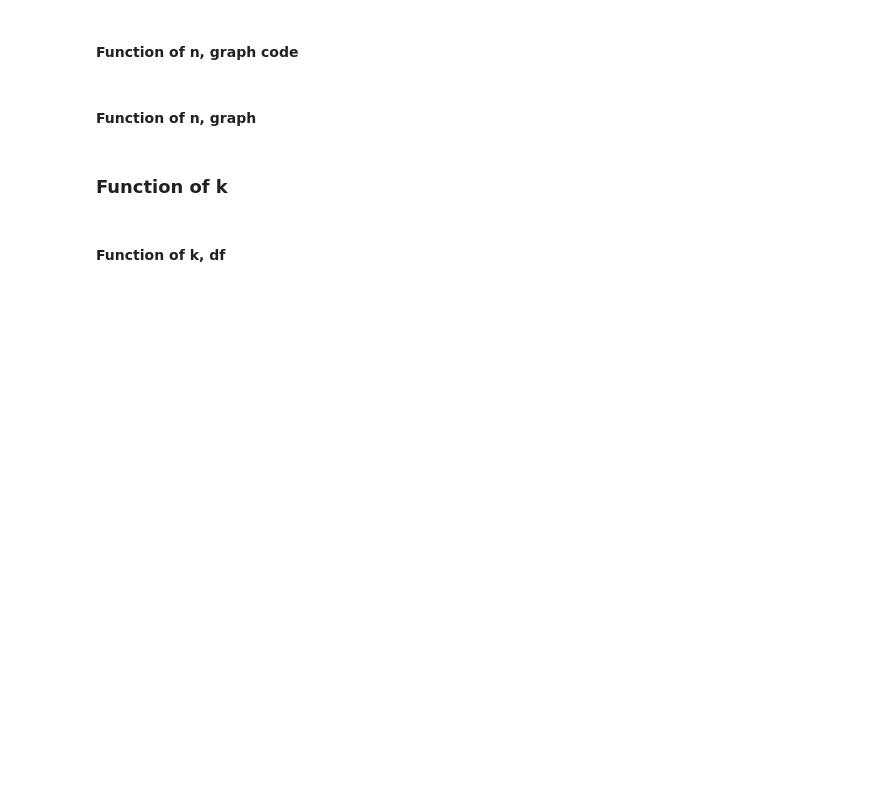
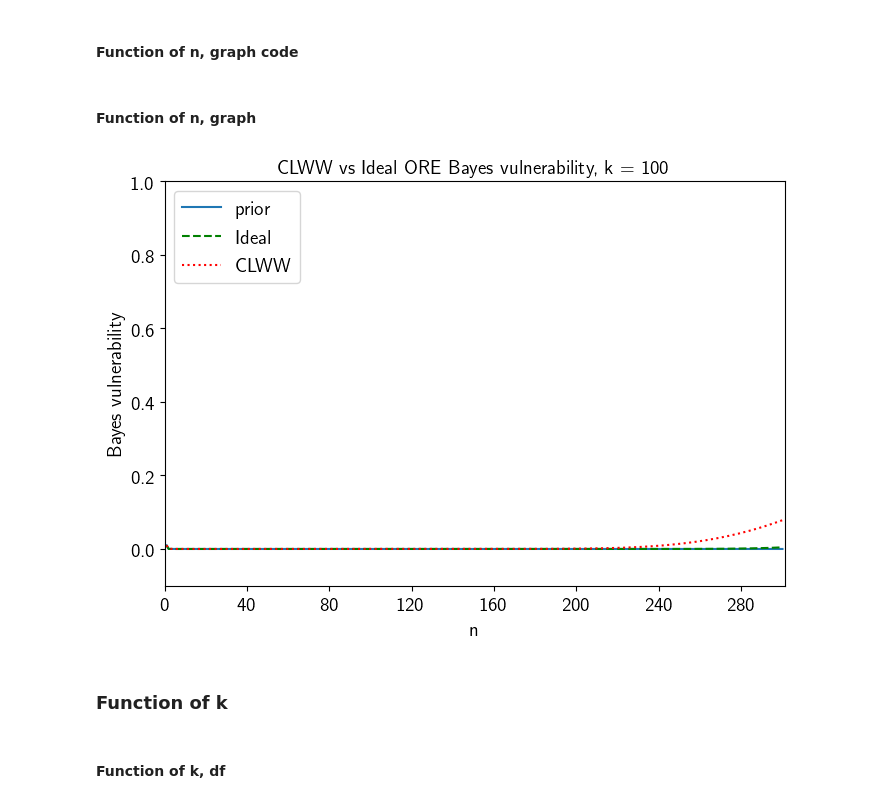
Before and after one commit to majk12/ore, a Jupyter notebook: clww_vs_ideal.ipynb, the cells around one changed output. Saved outputs shown, nothing was run; the diff lists cells and outputs as text; code cells hidden in the pictures; blank space fills up the shorter version.

Commit message:
function of n, no overflow

```diff
--- a/clww_vs_ideal.ipynb
+++ b/clww_vs_ideal.ipynb
@@ -85,0 +83,2 @@ k:  32 [0, 0, 0, 0, 0, 0, 0, 0, 0, 0, 0, 0, 0, 0, 0, 0, 0, 0, 0, 0, 0, 0, 0, 0,
+# %%
+df = pd.DataFrame(a)
@@ -85,0 +87,2 @@ k:  32 [0, 0, 0, 0, 0, 0, 0, 0, 0, 0, 0, 0, 0, 0, 0, 0, 0, 0, 0, 0, 0, 0, 0, 0,
+# %%
+M = pd.read_csv(r'data\r128.csv')
@@ -97,12 +102,16 @@ The denominator is the same as ideal ORE (same number of channel inputs)
 def uni_ore_clww_bayes(n, k, M): # M is df matrix, 1 row
     outputs = 0
     inputs = 0
+    base = 10 #for overflow
     for i in range(n):
         if k < i+1:
             break
         s2 = stirling(n, i+1)
-        # need to check the indexing on new M
-        outputs = outputs + (math.factorial(i+1) * s2 * M.iloc[0, i+1])
+        #r = M.iloc[k, i+1] #for overflow, for df
+        r = M[k-1][i+1]
+        s2fact = math.factorial(i+1) * s2
+        outputs = outputs + r * s2fact
+        #outputs = outputs + (math.factorial(i+1) * s2 * M.iloc[k, i+1]) #df old
         inputs = inputs + (perm(k, i+1) * s2)
     return outputs / inputs
 # %% [markdown]
@@ -216,9 +225,13 @@ def graph_it_vs(n_range, k, df):
 # %% [markdown]
 #### Function of n, graph
 # %%
-n_range =
-k =
-graph_it_vs(n_range, k, M)
+n_range = 300
+k = 100
+df100 = df_uni_ore_idealvsCLWW_bayes(n_range, k, data_lst)
+# %%
+graph_it_vs(n_range, k, df100)
+# %% [output]
+[figure, added]
 # %% [markdown]
 ### Function of k
 # %% [markdown]
```
Also changed, not shown: parts of 13 cells of this notebook.
